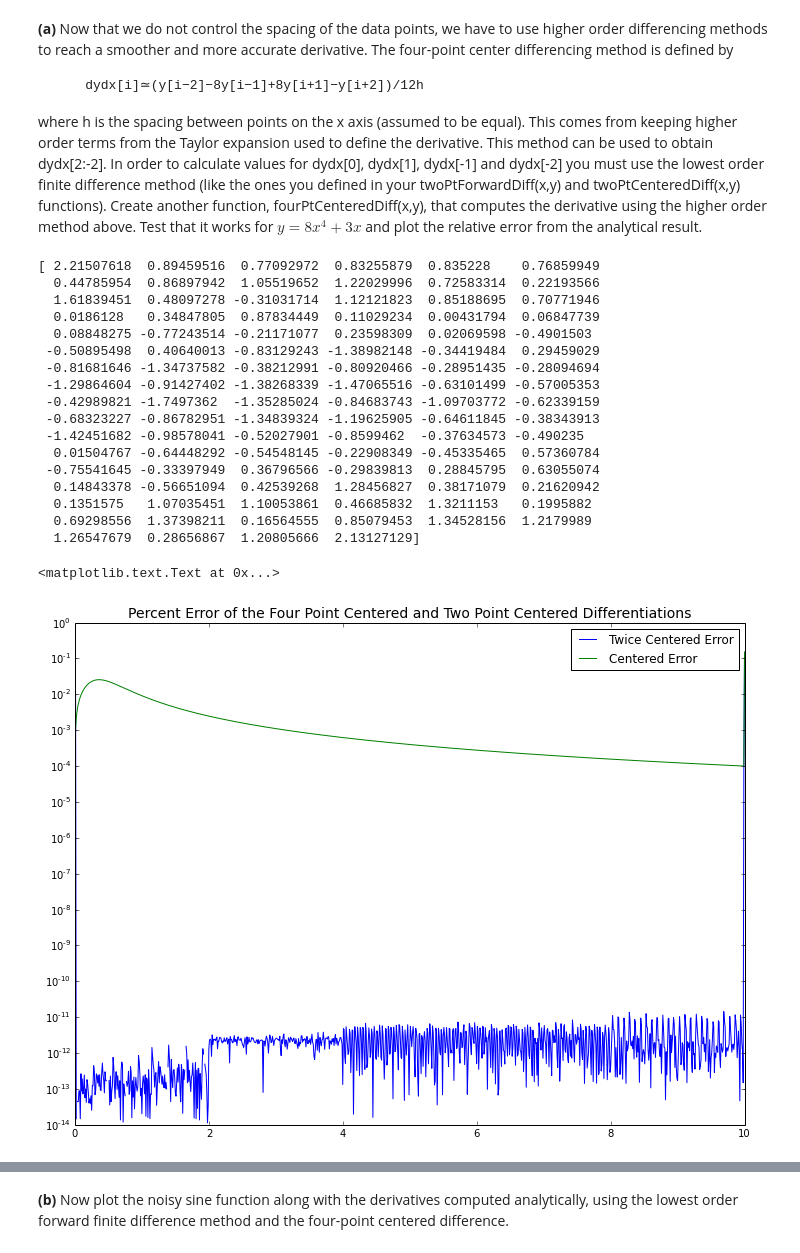
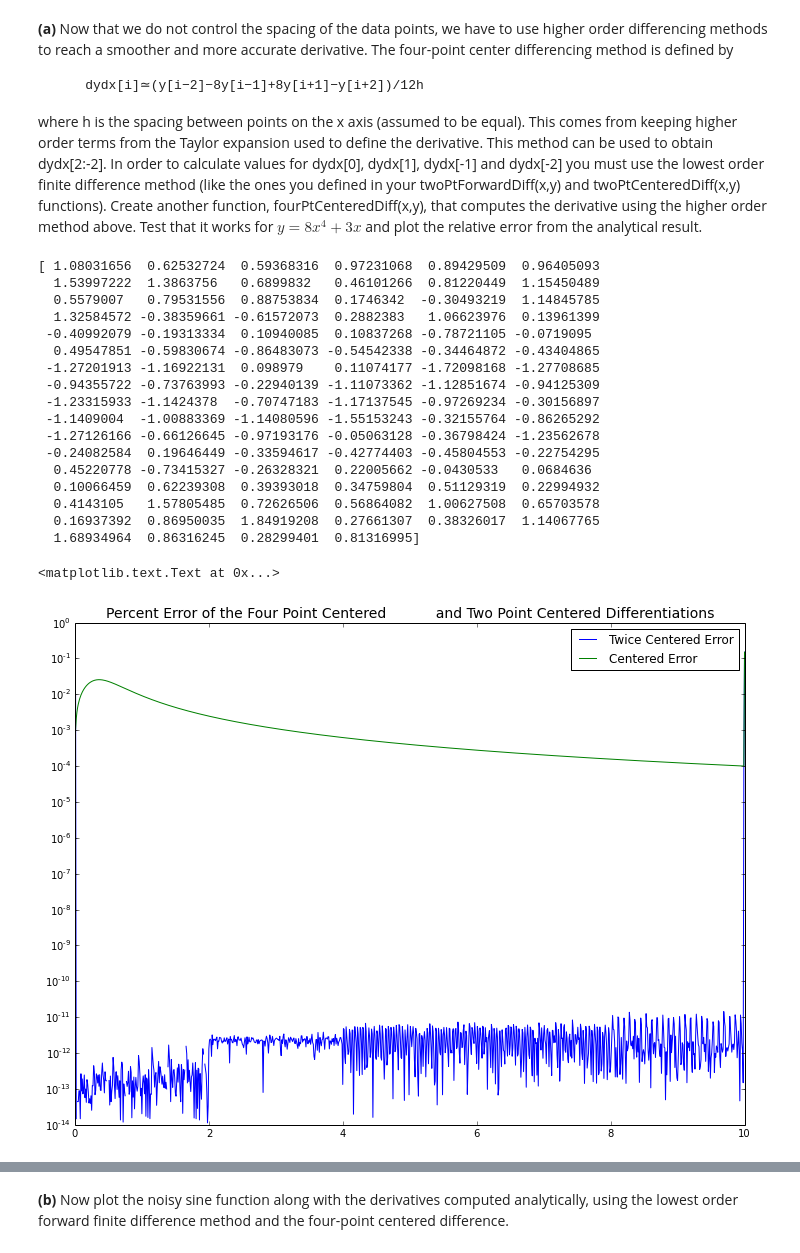
Before and after one commit to pcnelson202/PHYS202-S14, a Jupyter notebook: SciPy/DifferentiationExercises.ipynb, the cells around one changed output, grey strips where cells are left out. Cells and saved outputs as stored; diff of their text form; code cells hidden in the pictures.

```diff
--- a/SciPy/DifferentiationExercises.ipynb
+++ b/SciPy/DifferentiationExercises.ipynb
@@ -96,7 +100,8 @@ where h is the spacing between points on the x axis (assumed to be equal). This
 # %%
 def fourPtCenteredDiff(x,y):
     dydxcenter = np.zeros(y.shape,float)
-    dydxcenter[2:-2] = (y[0:-4] - 8*y[1:-3] + 8*y[3:-1] - y[4:])/(12*(x[2:-2] - x[1:-3]))
+    dydxcenter[2:-2] = (y[0:-4] - 8*y[1:-3] + \
+                        8*y[3:-1] - y[4:])/(12*(x[2:-2] - x[1:-3]))
     dydxcenter[0] = (y[1]-y[0])/(x[1]-x[0])
     dydxcenter[-1] = (y[-1]-y[-2])/(x[-1] - x[-2])
     dydxcenter[1] = (y[1] - y[3])/(x[1]-x[3])
@@ -105,36 +110,40 @@ def fourPtCenteredDiff(x,y):
 # %%
 print fourPtCenteredDiff(x,y)
 # %% [output]
-[ 2.21507618  0.89459516  0.77092972  0.83255879  0.835228    0.76859949
-  0.44785954  0.86897942  1.05519652  1.22029996  0.72583314  0.22193566
-  1.61839451  0.48097278 -0.31031714  1.12121823  0.85188695  0.70771946
-  0.0186128   0.34847805  0.87834449  0.11029234  0.00431794  0.06847739
-  0.08848275 -0.77243514 -0.21171077  0.23598309  0.02069598 -0.4901503
- -0.50895498  0.40640013 -0.83129243 -1.38982148 -0.34419484  0.29459029
- -0.81681646 -1.34737582 -0.38212991 -0.80920466 -0.28951435 -0.28094694
- -1.29864604 -0.91427402 -1.38268339 -1.47065516 -0.63101499 -0.57005353
- -0.42989821 -1.7497362  -1.35285024 -0.84683743 -1.09703772 -0.62339159
- -0.68323227 -0.86782951 -1.34839324 -1.19625905 -0.64611845 -0.38343913
- -1.42451682 -0.98578041 -0.52027901 -0.8599462  -0.37634573 -0.490235
-  0.01504767 -0.64448292 -0.54548145 -0.22908349 -0.45335465  0.57360784
- -0.75541645 -0.33397949  0.36796566 -0.29839813  0.28845795  0.63055074
-  0.14843378 -0.56651094  0.42539268  1.28456827  0.38171079  0.21620942
-  0.1351575   1.07035451  1.10053861  0.46685832  1.3211153   0.1995882
-  0.69298556  1.37398211  0.16564555  0.85079453  1.34528156  1.2179989
-  1.26547679  0.28656867  1.20805666  2.13127129]
+[ 1.08031656  0.62532724  0.59368316  0.97231068  0.89429509  0.96405093
+  1.53997222  1.3863756   0.6899832   0.46101266  0.81220449  1.15450489
+  0.5579007   0.79531556  0.88753834  0.1746342  -0.30493219  1.14845785
+  1.32584572 -0.38359661 -0.61572073  0.2882383   1.06623976  0.13961399
+ -0.40992079 -0.19313334  0.10940085  0.10837268 -0.78721105 -0.0719095
+  0.49547851 -0.59830674 -0.86483073 -0.54542338 -0.34464872 -0.43404865
+ -1.27201913 -1.16922131  0.098979    0.11074177 -1.72098168 -1.27708685
+ -0.94355722 -0.73763993 -0.22940139 -1.11073362 -1.12851674 -0.94125309
+ -1.23315933 -1.1424378  -0.70747183 -1.17137545 -0.97269234 -0.30156897
+ -1.1409004  -1.00883369 -1.14080596 -1.55153243 -0.32155764 -0.86265292
+ -1.27126166 -0.66126645 -0.97193176 -0.05063128 -0.36798424 -1.23562678
+ -0.24082584  0.19646449 -0.33594617 -0.42774403 -0.45804553 -0.22754295
+  0.45220778 -0.73415327 -0.26328321  0.22005662 -0.0430533   0.0684636
+  0.10066459  0.62239308  0.39393018  0.34759804  0.51129319  0.22994932
+  0.4143105   1.57805485  0.72626506  0.56864082  1.00627508  0.65703578
+  0.16937392  0.86950035  1.84919208  0.27661307  0.38326017  1.14067765
+  1.68934964  0.86316245  0.28299401  0.81316995]
 # %%
+import numpy as np
 u = np.arange(0,10.01,0.01)
 v = 8*u**4 + 3*u
 dydxExact = 32*u**3 + 3
-TwiceCenteredError = 100*abs(fourPtCenteredDiff(u,v)[1:]-dydxExact[1:])/dydxExact[1:]
-CenteredError = 100*abs(twoPtCenteredDiff(u,v)[1:]-dydxExact[1:])/dydxExact[1:]
+TwiceCenteredError = 100*abs(fourPtCenteredDiff(u,v)[1:]-\
+                             dydxExact[1:])/dydxExact[1:]
+CenteredError = 100*abs(twoPtCenteredDiff(u,v)[1:]-\
+                        dydxExact[1:])/dydxExact[1:]
 
 plt.figure(figsize=[12,9])
 plt.semilogy(u[1:],TwiceCenteredError, label = 'Twice Centered Error')
 plt.semilogy(u[1:],CenteredError, label = 'Centered Error')
 plt.legend(loc="upper right")
-plt.title('Percent Error of the Four Point Centered and Two Point Centered Differentiations',fontsize=14)
+plt.title('Percent Error of the Four Point Centered \
+          and Two Point Centered Differentiations',fontsize=14)
 # %% [output]
 <matplotlib.text.Text at 0x...>
-[figure, old version]
+[figure, new version]
 # %% [markdown]
```
Also changed, not shown: parts of 9 cells of this notebook, 1 other file.
